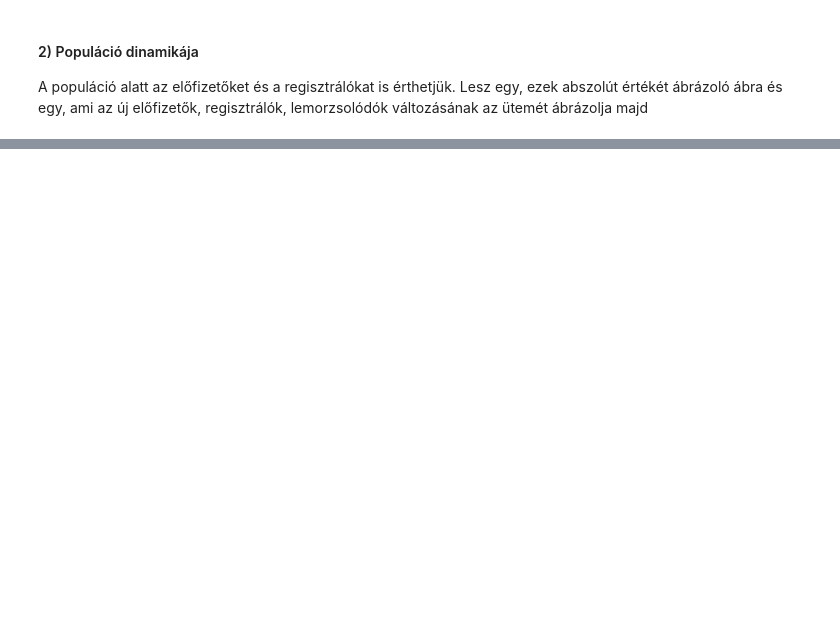
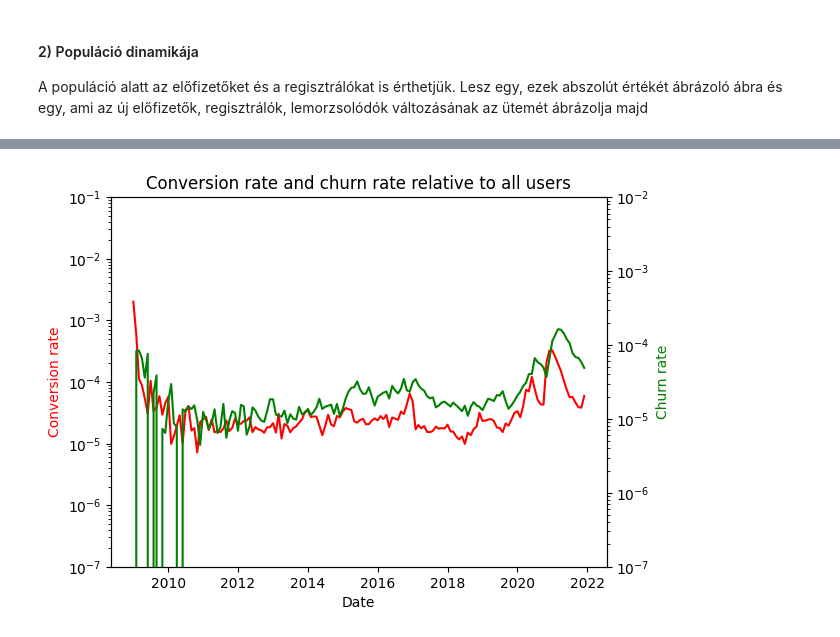
Before and after one commit to DanielBarabas/rajk-ml-course-barab, a Jupyter notebook: homeworks/BD_hw.ipynb, the cells around one changed output, grey strips where cells are left out. Saved outputs shown, nothing was run; the diff lists cells and outputs as text; code cells hidden in the pictures; blank space fills up the shorter version.

```diff
--- a/homeworks/BD_hw.ipynb
+++ b/homeworks/BD_hw.ipynb
@@ -90,0 +144,42 @@ plt.show()
+# %%
+fig, ax1 = plt.subplots()
+ax1.plot(data["date"],data["conv_rate_per_user"],color = "red")
+ax1.set_xlabel("Date")
+ax1.set_ylabel("Conversion rate",color = "red")
+ax1.yaxis.set_major_formatter(FormatStrFormatter('%1.0f'))
+ax1.set_title("Conversion rate and churn rate relative to all users")
+ax1.set_yscale('log')
+
+ax2 = ax1.twinx()
+ax2.plot(data["date"],data["churn_rate_per_user"], color = "green")
+ax2.set_ylabel("Churn rate",color = "green")
+ax2.set_yscale('log')
+
+y1mn, y1mx = ax1.get_ylim() ; y1ticks = ax1.get_yticks()
+y2mn, y2mx = ax2.get_ylim() ; y2ticks = ax2.get_yticks()
+
+
+
+d1 = y1mx-y1mn
+d2 = y2mx-y2mn
+
+r1=-y1mx/y1mn
+r2=-y2mx/y2mn
+
+if d1>d2:
+    if r1>r2:
+        y2mx = -y2mn*r1
+    else:
+        y2mn = -y2mx/r1
+else:
+    if r2>r1:
+        y1mx = -y1mn*r2
+    else:
+        y1mn = -y1mx/r2
+
+ax1.set_ylim(y1mn,y1mx) ; ax1.set_yticks(y1ticks)
+ax2.set_ylim(y2mn,y2mx) ; ax2.set_yticks(y2ticks)
+
+plt.show()
+# %% [output]
+[figure, added]
```
Also changed, not shown: parts of 16 cells of this notebook.
